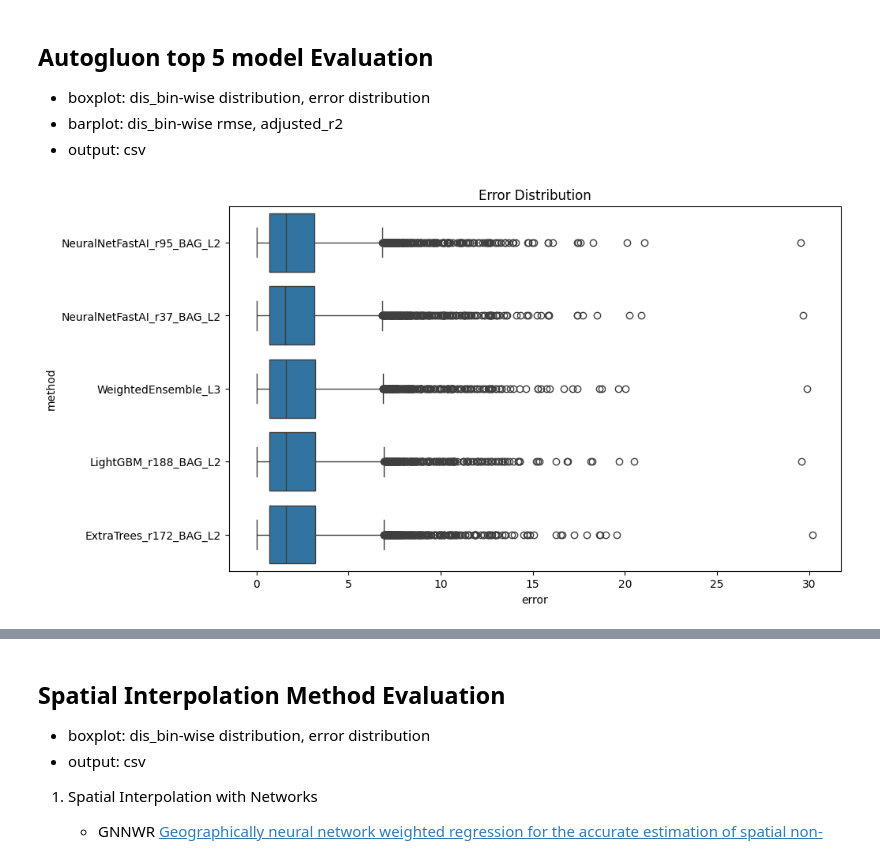
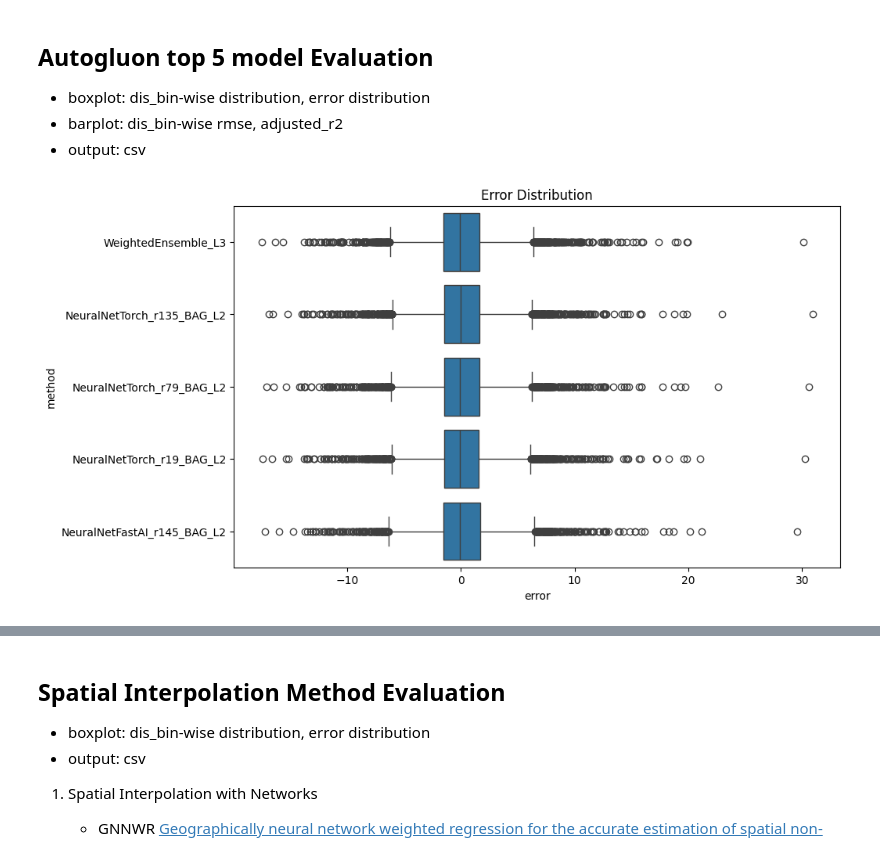
Before and after one commit to go0leum/rockhead_prediction, a Jupyter notebook: evaluation.ipynb, the cells around one changed output, grey strips where cells are left out. Saved outputs shown, nothing was run; the diff lists cells and outputs as text; code cells hidden in the pictures.

Commit message:
Update:evaluation

```diff
--- a/evaluation.ipynb
+++ b/evaluation.ipynb
@@ -22,7 +22,7 @@ test_df = pd.read_csv('data/241026_Rockhead_Seoul_test(before_aumentation).csv')
 # %%
 test = TabularDataset(test_df.drop(['dis_bin'], axis=1))
 # %%
-predictor = TabularPredictor.load('AutogluonModels\\ag-20241026_112102')
+predictor = TabularPredictor.load('AutogluonModels\\ag-20241027_050358')
 ld_board = predictor.leaderboard(test, silent=True)
 # %%
 for i in range(5):
@@ -38,7 +38,7 @@ for i in range(5):
 
         pred_y = predictor.predict(X_test_bin, ld_board.model[i])
 
-        error = {'bin':np.full(y_test_bin.shape, bin), 'method':np.full(y_test_bin.shape, ld_board.model[i]),'y_true':y_test_bin, 'y_pred':pred_y, 'error':abs(y_test_bin-pred_y)}
+        error = {'bin':np.full(y_test_bin.shape, bin), 'method':np.full(y_test_bin.shape, ld_board.model[i]),'y_true':y_test_bin, 'y_pred':pred_y, 'error':y_test_bin-pred_y}
         error_df = pd.concat([error_df, pd.DataFrame(error)], ignore_index=True)
 
     ml_error_df = pd.concat([ml_error_df, error_df], ignore_index=True)
@@ -50,7 +50,7 @@ ml_eval_df.to_csv('data/241026_AutoML_top5_Evaluation(before_aumentation).csv',
 # %%
 # method-wise error distribution
-eda_utils.box_plot(ml_error_df, 'error', 'method', 'Error Distribution')
+evaluation_utils.boxplot_2(ml_error_df, 'error', 'method', 'Error Distribution')
 # %% [output]
-[figure, old version]
+[figure, new version]
 # %%
 # dis_bin-wise error distribution
```
Also changed, not shown: parts of 7 cells of this notebook, 1 other file.
